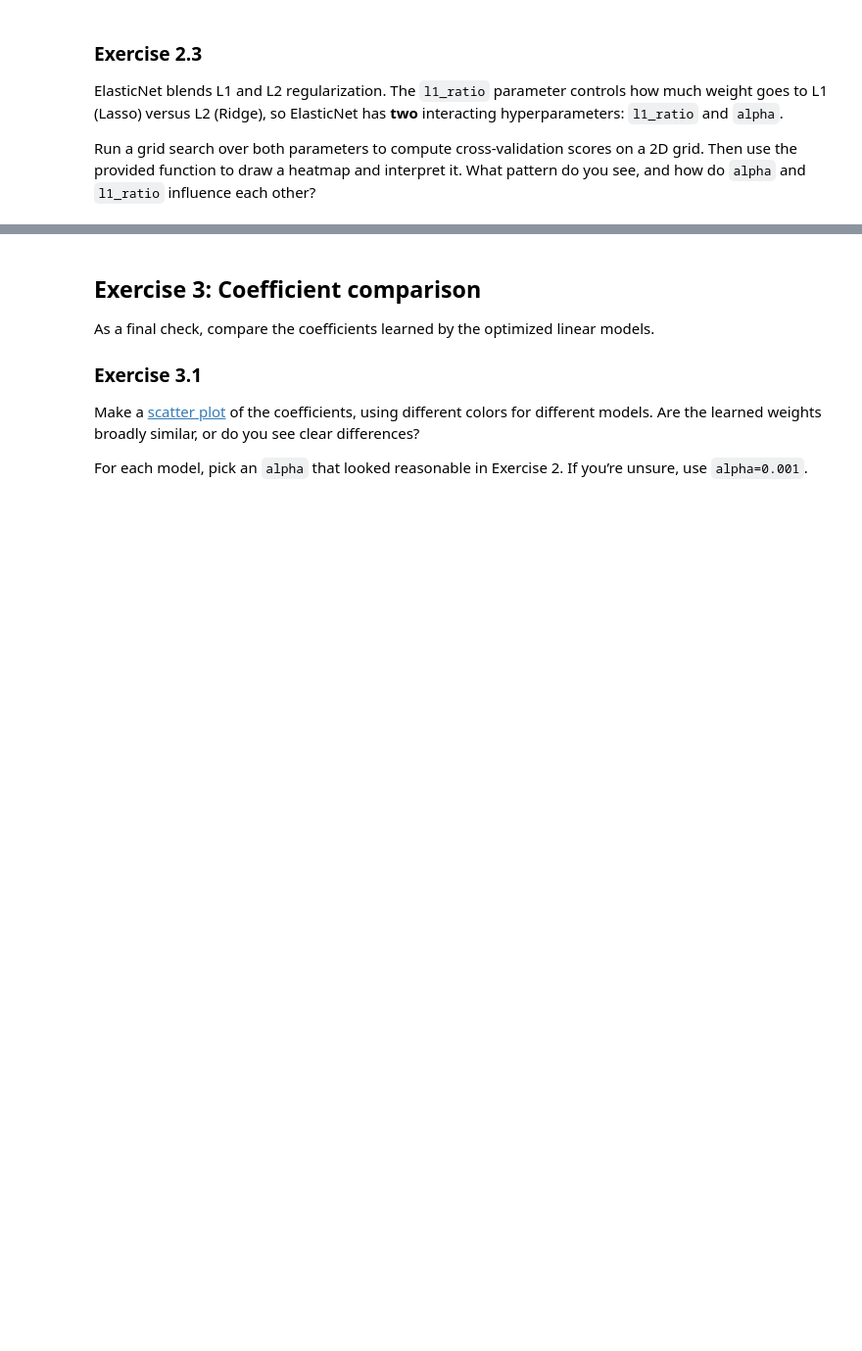
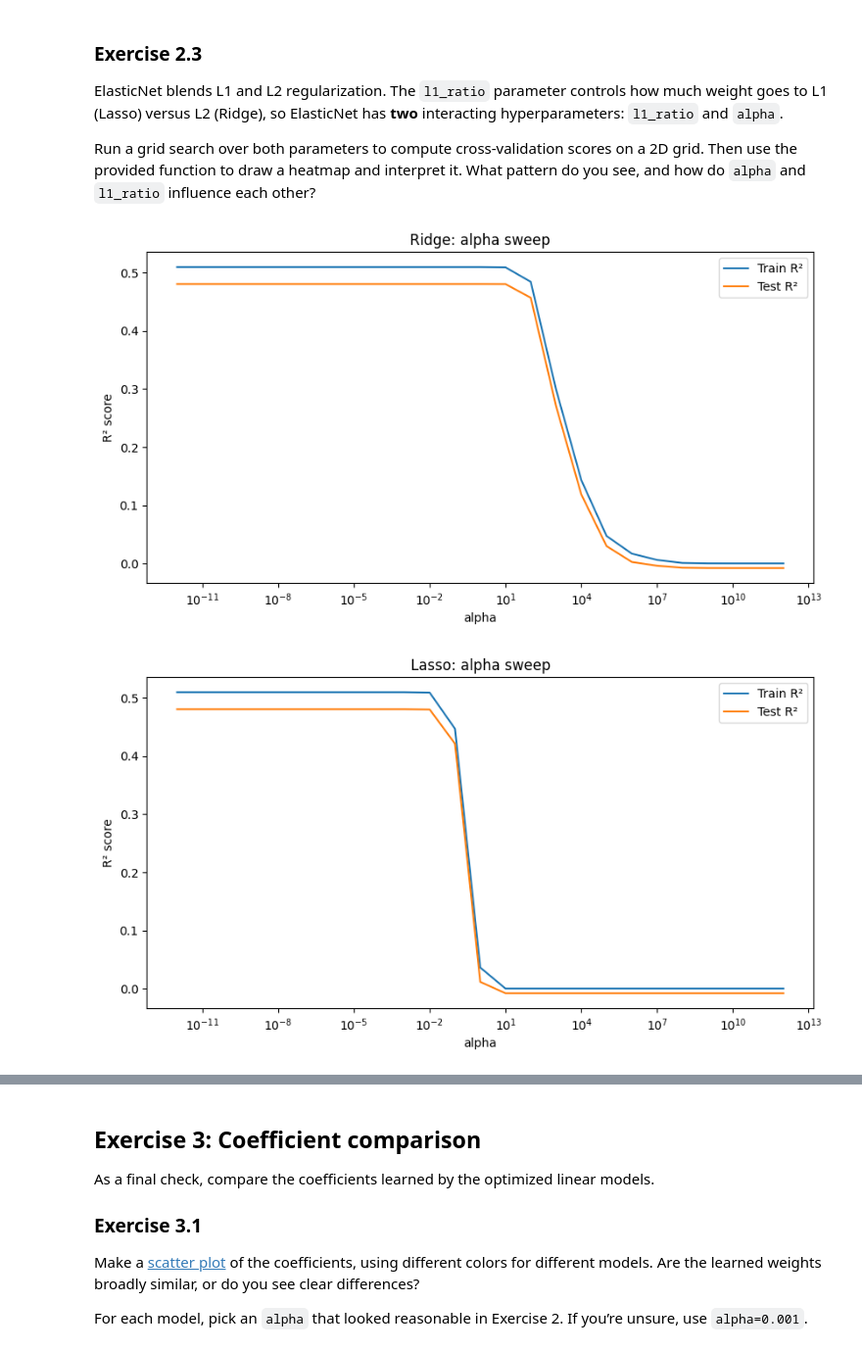
Before and after one commit to certainlynotnathan/ML_Regression_Model_Summative-, a Jupyter notebook: Regression_Model_Summative.ipynb, the cells around one changed output, grey strips where cells are left out. Shown at 98% size. Drawn from its saved outputs; the diff is of its cells as text; code cells hidden in the pictures; blank space fills up the shorter version.

```diff
--- a/Regression_Model_Summative.ipynb
+++ b/Regression_Model_Summative.ipynb
@@ -136,3 +167,63 @@ Discuss the curves you obtained. Where do the models underfit? Where do they ove
 ElasticNet blends L1 and L2 regularization. The `l1_ratio` parameter controls how much weight goes to L1 (Lasso) versus L2 (Ridge), so ElasticNet has **two** interacting hyperparameters: `l1_ratio` and `alpha`.
 
 Run a grid search over both parameters to compute cross-validation scores on a 2D grid. Then use the provided function to draw a heatmap and interpret it. What pattern do you see, and how do `alpha` and `l1_ratio` influence each other?
+# %%
+# --- Exercise 2.1: Hyperparameter sweeps ---
+from sklearn.model_selection import cross_validate as cv
+
+# Alpha range for Ridge and Lasso
+alphas = np.logspace(-12, 12, 25)
+
+# Ridge sweep
+ridge_train, ridge_test = [], []
+for a in alphas:
+    scores = cv(Ridge(alpha=a), X, y, cv=5, scoring='r2', return_train_score=True)
+    ridge_train.append(np.mean(scores['train_score']))
+    ridge_test.append(np.mean(scores['test_score']))
+
+fig, ax = plt.subplots(figsize=(10, 5))
+ax.plot(alphas, ridge_train, label='Train R²')
+ax.plot(alphas, ridge_test, label='Test R²')
+ax.set_xscale('log')
+ax.set_xlabel('alpha')
+ax.set_ylabel('R² score')
+ax.set_title('Ridge: alpha sweep')
+ax.legend()
+plt.show()
+
+# Lasso sweep
+lasso_train, lasso_test = [], []
+for a in alphas:
+    scores = cv(Lasso(alpha=a), X, y, cv=5, scoring='r2', return_train_score=True)
+    lasso_train.append(np.mean(scores['train_score']))
+    lasso_test.append(np.mean(scores['test_score']))
+
+fig, ax = plt.subplots(figsize=(10, 5))
+ax.plot(alphas, lasso_train, label='Train R²')
+ax.plot(alphas, lasso_test, label='Test R²')
+ax.set_xscale('log')
+ax.set_xlabel('alpha')
+ax.set_ylabel('R² score')
+ax.set_title('Lasso: alpha sweep')
+ax.legend()
+plt.show()
+
+# kNN sweep
+neighbors = np.arange(1, 51)
+knn_train, knn_test = [], []
+for k in neighbors:
+    scores = cv(KNeighborsRegressor(n_neighbors=k), X, y, cv=5, scoring='r2', return_train_score=True)
+    knn_train.append(np.mean(scores['train_score']))
+    knn_test.append(np.mean(scores['test_score']))
+
+fig, ax = plt.subplots(figsize=(10, 5))
+ax.plot(neighbors, knn_train, label='Train R²')
+ax.plot(neighbors, knn_test, label='Test R²')
+ax.set_xlabel('n_neighbors')
+ax.set_ylabel('R² score')
+ax.set_title('kNN: n_neighbors sweep')
+ax.legend()
+plt.show()
+# %% [output]
+[figure, added]
+[figure, added]
```
Also changed, not shown: parts of 11 cells of this notebook.
